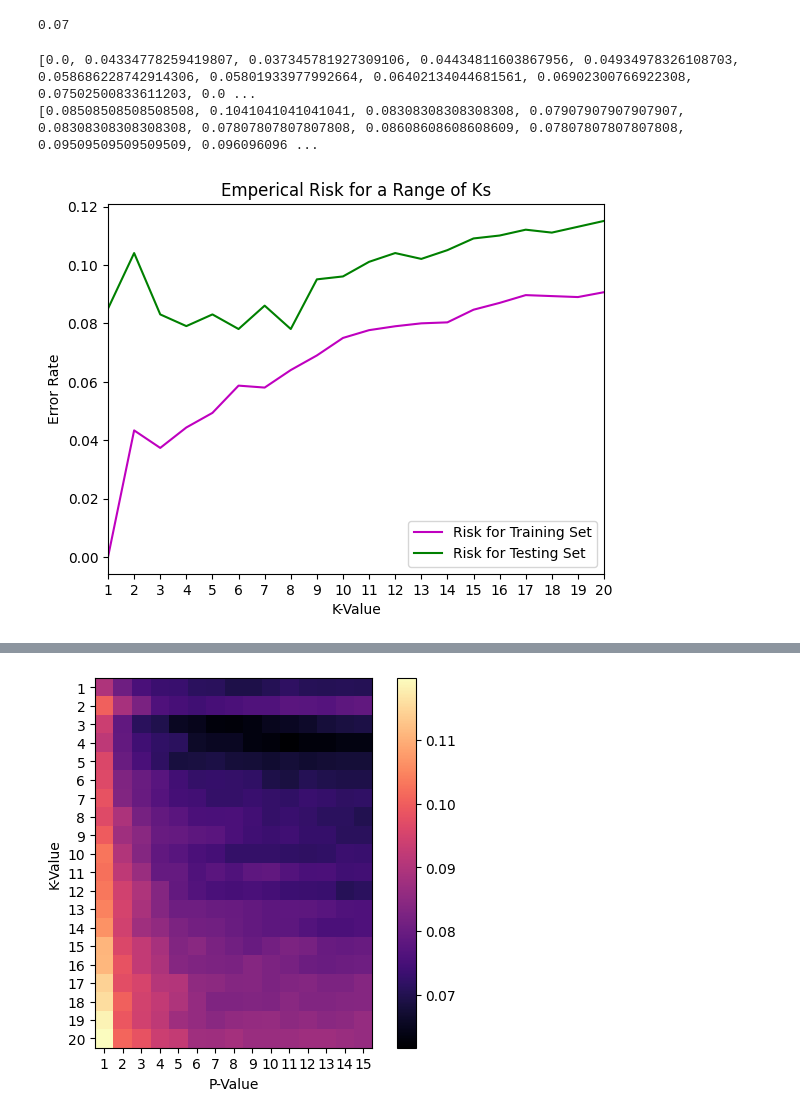
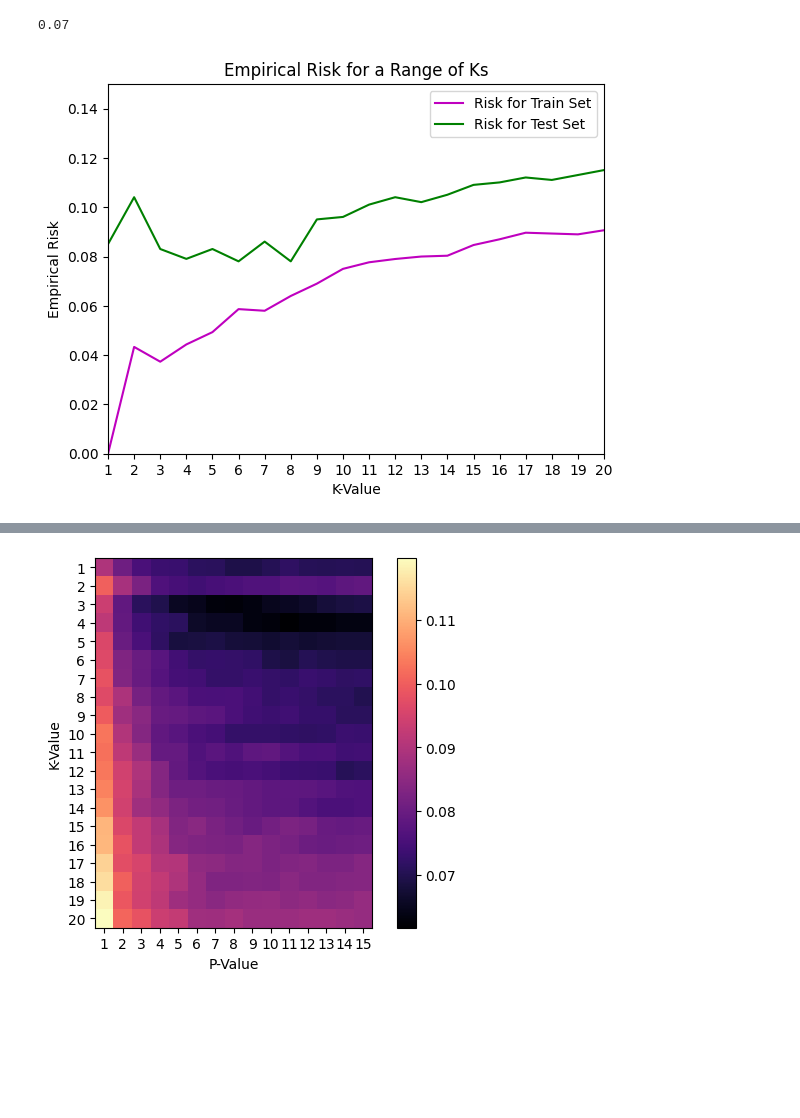
Before and after one commit to sashwatr19/SLT_Assignment1, a Jupyter notebook: Implement_V2.ipynb, the cells around one changed output, grey strips where cells are left out. Saved outputs shown, nothing was run; the diff lists cells and outputs as text; code cells hidden in the pictures; blank space fills up the shorter version.

```diff
--- a/Implement_V2.ipynb
+++ b/Implement_V2.ipynb
@@ -162,24 +212,22 @@ KNN_mult = KNN(k=k_list)
 KNN_mult.fit(train_small_X, train_small_y)
 
 errors_training = KNN_mult.error_mult(train_small_X, train_small_y)
-print(errors_training)
+# print(errors_training)
 
 errors_testing = KNN_mult.error_mult(test_small_X, test_small_y)
-print(errors_testing)
+# print(errors_testing)
-# %% [output]
-[0.0, 0.04334778259419807, 0.037345781927309106, 0.04434811603867956, 0.04934978326108703, 0.058686228742914306, 0.05801933977992664, 0.06402134044681561, 0.06902300766922308, 0.07502500833611203, 0.0 ...
-[0.08508508508508508, 0.1041041041041041, 0.08308308308308308, 0.07907907907907907, 0.08308308308308308, 0.07807807807807808, 0.08608608608608609, 0.07807807807807808, 0.09509509509509509, 0.096096096 ...
 # %%
 import matplotlib.pyplot as plt
 
-plt.plot(k_list, errors_training, color='m', label='Risk for Training Set')
-plt.plot(k_list, errors_testing, color='g', label='Risk for Testing Set')
-plt.title('Emperical Risk for a Range of Ks')
-plt.ylabel('Error Rate')
+plt.plot(k_list, errors_training, color='m', label='Risk for Train Set')
+plt.plot(k_list, errors_testing, color='g', label='Risk for Test Set')
+plt.title('Empirical Risk for a Range of Ks')
+plt.ylabel('Empirical Risk')
 plt.xlabel('K-Value')
+plt.ylim((0,0.15))
 plt.xlim((1,20))
-plt.xticks(list(range(1,21)))
+plt.xticks(k_list)
 plt.legend()
 plt.show()
 # %% [output]
-[figure, old version]
+[figure, new version]
```
Also changed, not shown: parts of 28 cells of this notebook, 4 other files.
